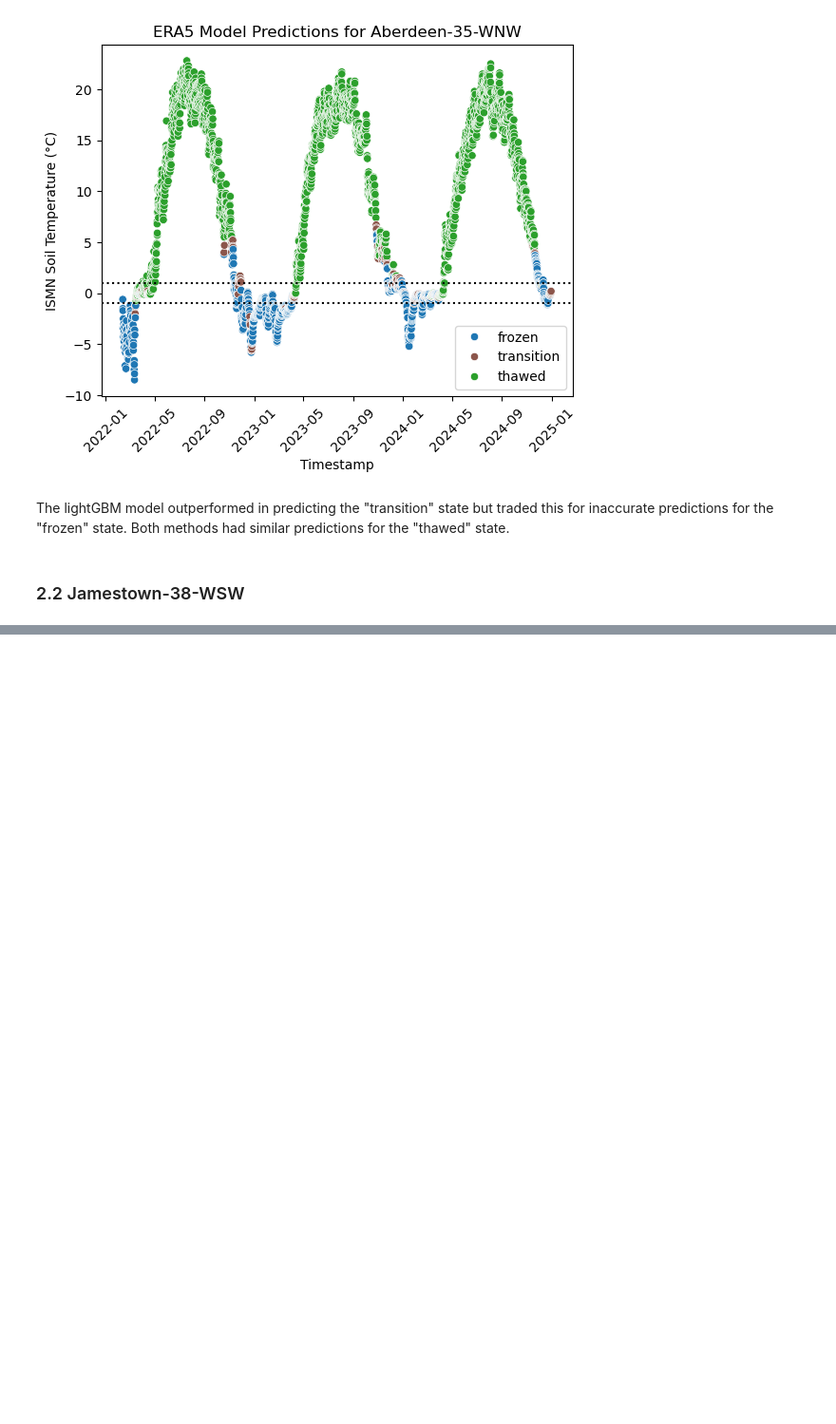
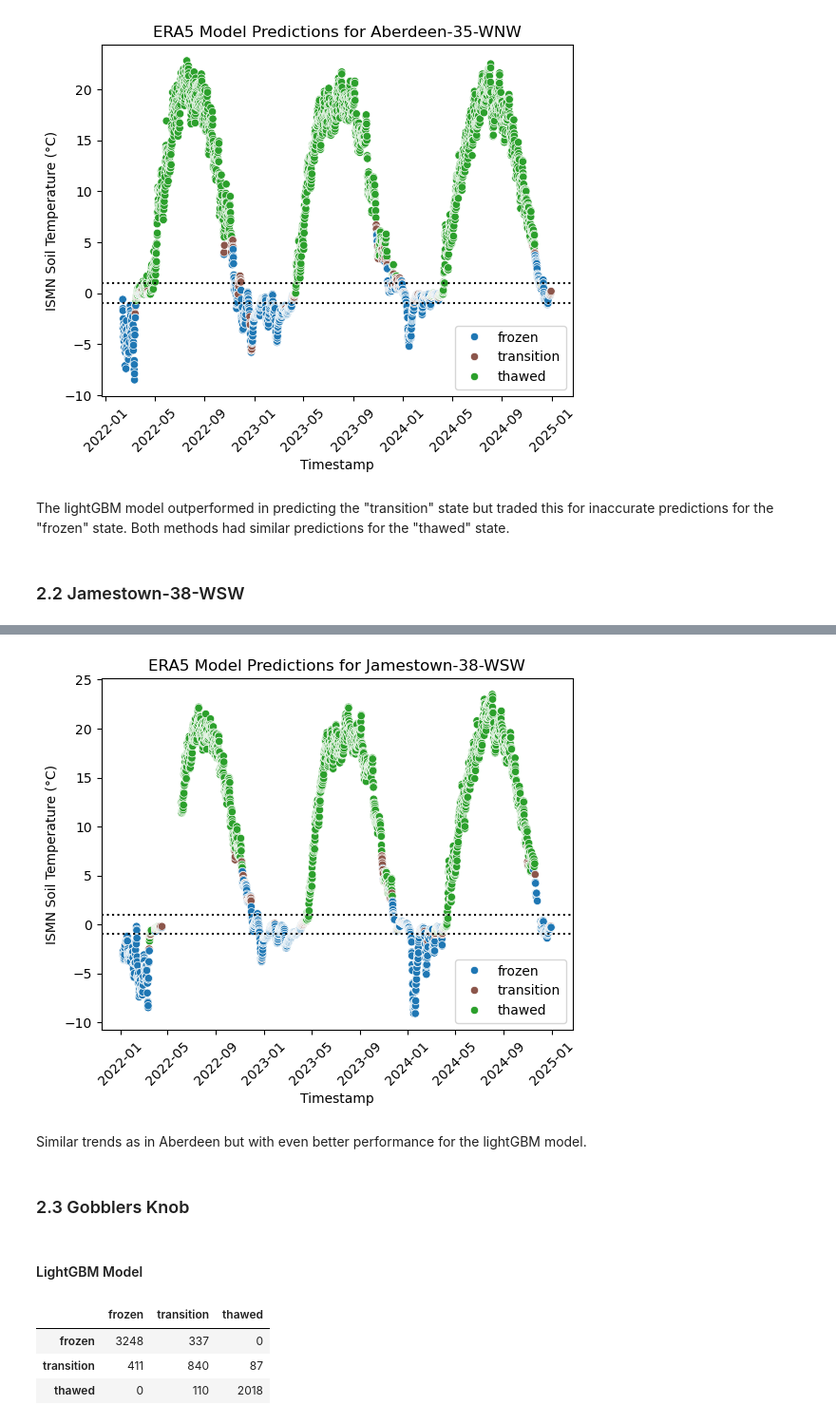
Before and after one commit to gerezk/freeze-thaw-soil-prediction, a Jupyter notebook: notebooks/model_vs_ERA5.ipynb, the cells around one changed output, grey strips where cells are left out. Shown at 95% size. Cells and saved outputs as stored; diff of their text form; code cells hidden in the pictures; blank space fills up the shorter version.

```diff
--- a/notebooks/model_vs_ERA5.ipynb
+++ b/notebooks/model_vs_ERA5.ipynb
@@ -209,0 +260,8 @@ result_df_era5.loc[len(result_df_era5)] = [StationName.ABERDEEN,
+# %%
+axes = plot_predictions(jamestown_plot_df, StationName.JAMESTOWN, method="era5_pred")
+# %% [output]
+[figure, added]
+# %% [markdown]
+Similar trends as in Aberdeen but with even better performance for the lightGBM model.
+# %% [markdown]
+### 2.3 Gobblers Knob
@@ -209,0 +281,9 @@ result_df_era5.loc[len(result_df_era5)] = [StationName.ABERDEEN,
+# %% [markdown]
+#### LightGBM Model
+# %%
+formatted_cm(gobblers_knob_results.y_true, gobblers_knob_results.lgb_results.y_pred, c.CLASSES)
+# %% [output]
+|  | frozen | transition | thawed |
+| frozen | 3248 | 337 | 0 |
+| transition | 411 | 840 | 87 |
+| thawed | 0 | 110 | 2018 |
```
Also changed, not shown: parts of 79 cells of this notebook.
